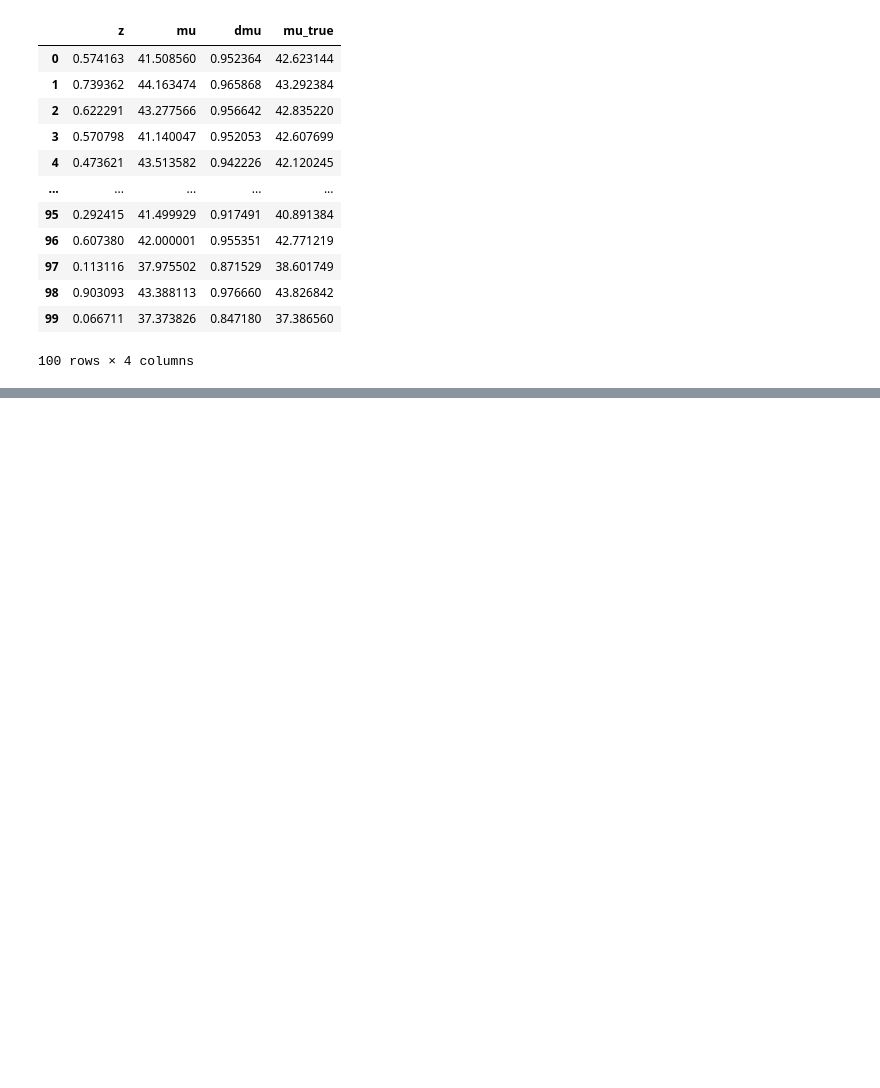
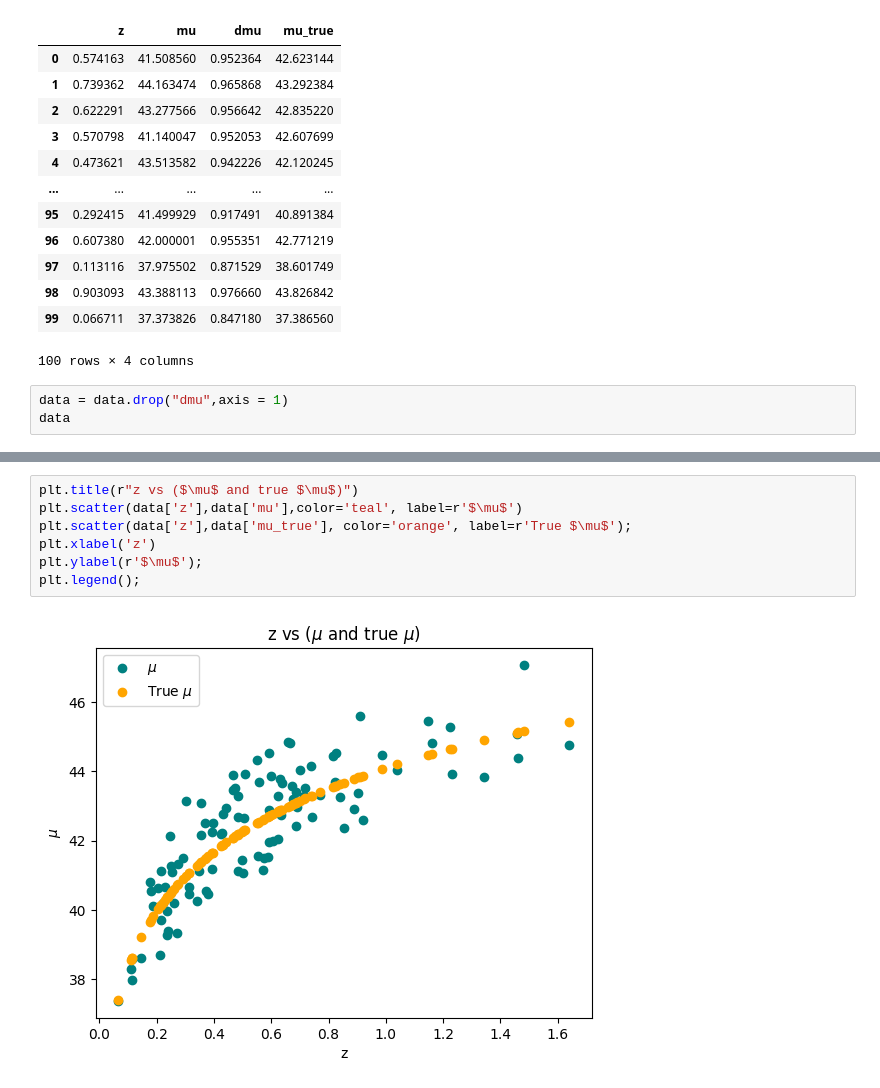
Before and after one commit to seoserang/phys255ml, a Jupyter notebook: 6 Non Linear Regression/Assignment 8/GaussianRegress.ipynb, the cells around one changed output, grey strips where cells are left out. Saved outputs shown, nothing was run; the diff lists cells and outputs as text; blank space fills up the shorter version.

```diff
--- a/6 Non Linear Regression/Assignment 8/GaussianRegress.ipynb
+++ b/6 Non Linear Regression/Assignment 8/GaussianRegress.ipynb
@@ -34,3 +38,6 @@ data
 | 98 | 0.903093 | 43.388113 | 0.976660 | 43.826842 |
 | 99 | 0.066711 | 37.373826 | 0.847180 | 37.386560 |
 100 rows × 4 columns
+# %%
+data = data.drop("dmu",axis = 1)
+data
@@ -36,0 +58,9 @@ data
+# %%
+plt.title(r"z vs ($\mu$ and true $\mu$)")
+plt.scatter(data['z'],data['mu'],color='teal', label=r'$\mu$')
+plt.scatter(data['z'],data['mu_true'], color='orange', label=r'True $\mu$');
+plt.xlabel('z')
+plt.ylabel(r'$\mu$');
+plt.legend();
+# %% [output]
+[figure, added]
```
Also changed, not shown: parts of 10 cells of this notebook.
